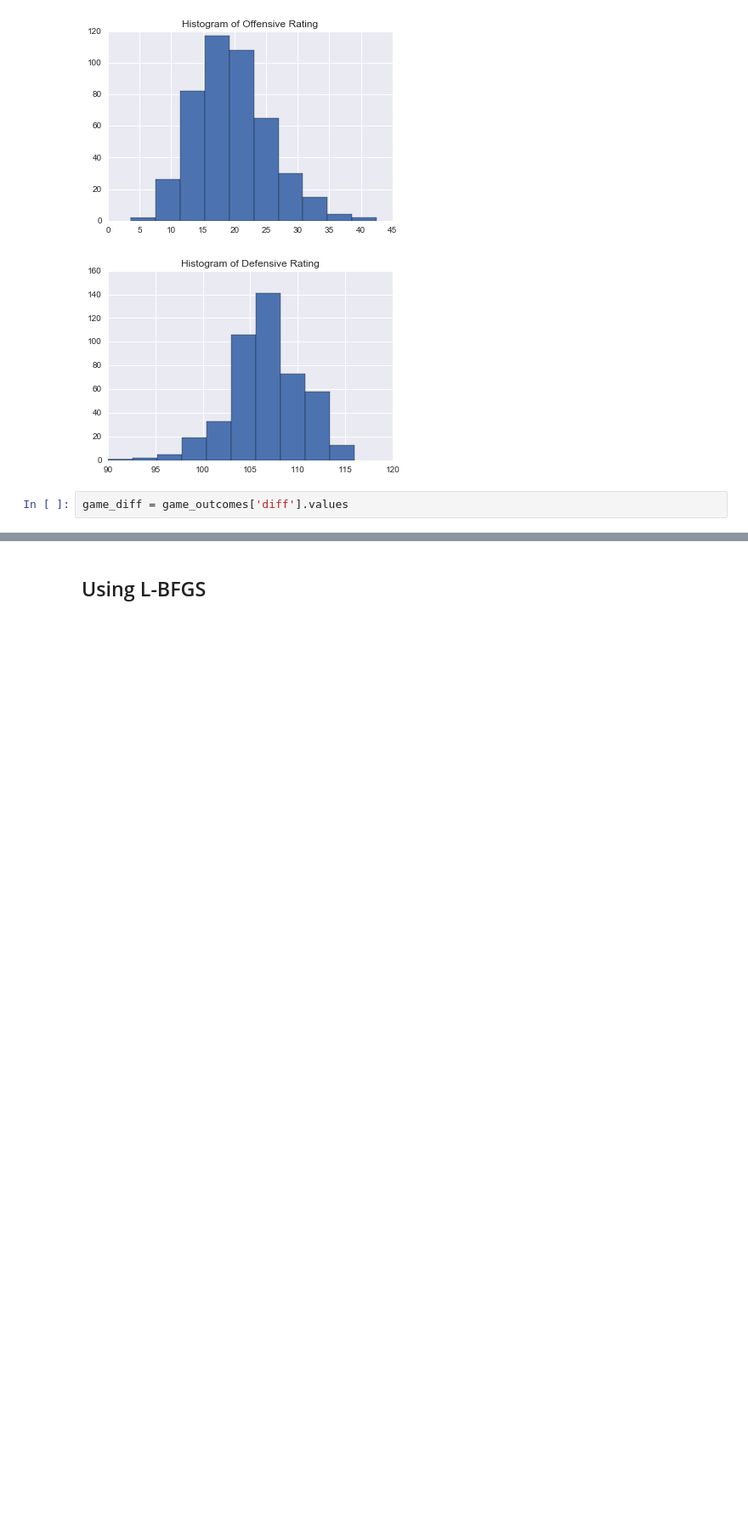
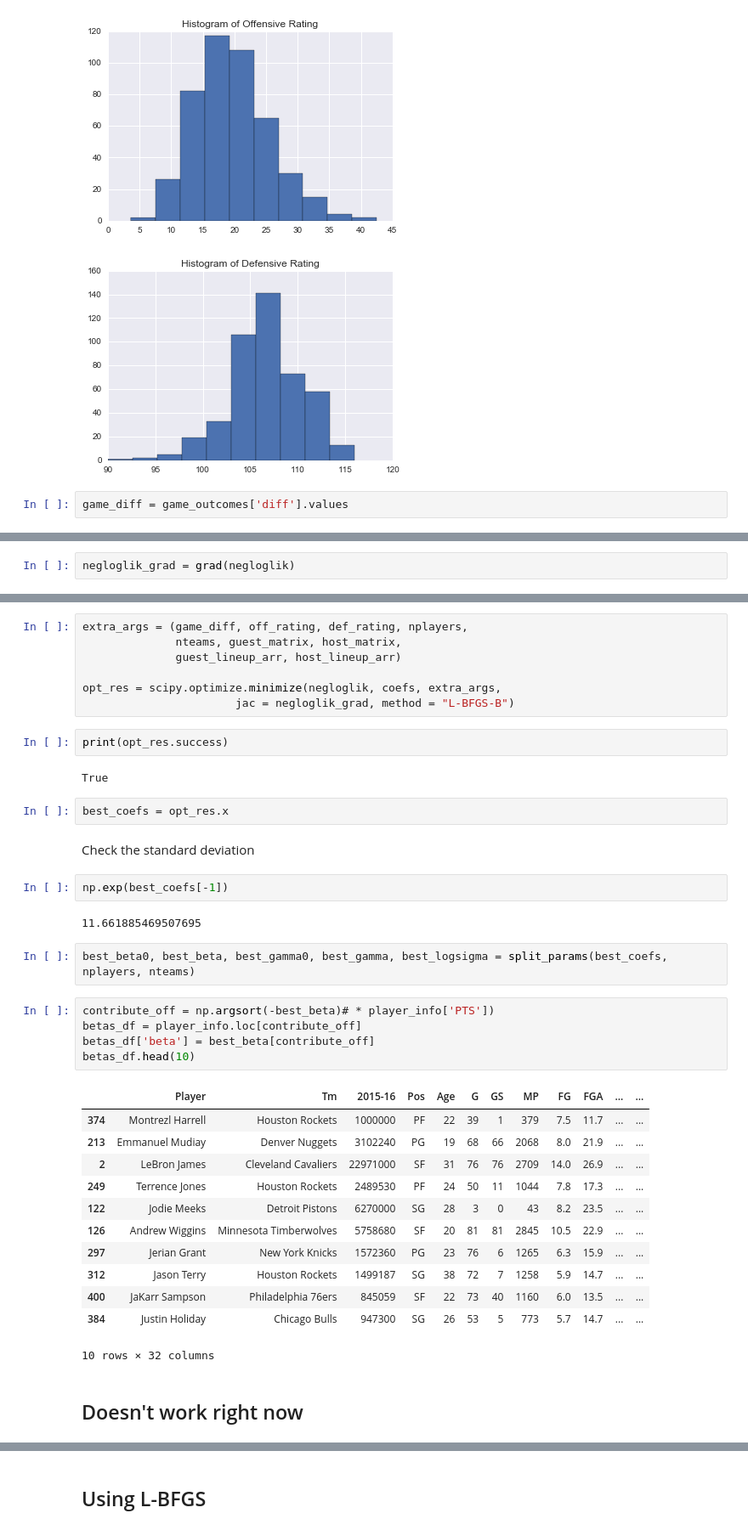
Before and after one commit to AM207Fantasy/am207, a Jupyter notebook: sgd.ipynb, the cells around one changed output, grey strips where cells are left out. Shown: that part at 85% size. Saved outputs shown, nothing was run; the diff lists cells and outputs as text; blank space fills up the shorter version.

```diff
--- a/sgd.ipynb
+++ b/sgd.ipynb
@@ -166,0 +173,2 @@ def sgd(game_diff, off_rating, def_rating, nplayers, lam = 0,
+# %%
+negloglik_grad = grad(negloglik)
@@ -166,0 +180,41 @@ def sgd(game_diff, off_rating, def_rating, nplayers, lam = 0,
+# %%
+extra_args = (game_diff, off_rating, def_rating, nplayers,
+              nteams, guest_matrix, host_matrix,
+              guest_lineup_arr, host_lineup_arr)
+
+opt_res = scipy.optimize.minimize(negloglik, coefs, extra_args,
+                       jac = negloglik_grad, method = "L-BFGS-B")
+# %%
+print(opt_res.success)
+# %% [output]
+True
+# %%
+best_coefs = opt_res.x
+# %% [markdown]
+Check the standard deviation
+# %%
+np.exp(best_coefs[-1])
+# %% [output]
+11.661885469507695
+# %%
+best_beta0, best_beta, best_gamma0, best_gamma, best_logsigma = split_params(best_coefs, nplayers, nteams)
+# %%
+contribute_off = np.argsort(-best_beta)# * player_info['PTS'])
+betas_df = player_info.loc[contribute_off]
+betas_df['beta'] = best_beta[contribute_off]
+betas_df.head(10)
+# %% [output]
+|  | Player | Tm | 2015-16 | Pos | Age | G | GS | MP | FG | FGA | ... | ... |
+| 374 | Montrezl Harrell | Houston Rockets | 1000000 | PF | 22 | 39 | 1 | 379 | 7.5 | 11.7 | ... | ... |
+| 213 | Emmanuel Mudiay | Denver Nuggets | 3102240 | PG | 19 | 68 | 66 | 2068 | 8.0 | 21.9 | ... | ... |
+| 2 | LeBron James | Cleveland Cavaliers | 22971000 | SF | 31 | 76 | 76 | 2709 | 14.0 | 26.9 | ... | ... |
+| 249 | Terrence Jones | Houston Rockets | 2489530 | PF | 24 | 50 | 11 | 1044 | 7.8 | 17.3 | ... | ... |
+| 122 | Jodie Meeks | Detroit Pistons | 6270000 | SG | 28 | 3 | 0 | 43 | 8.2 | 23.5 | ... | ... |
+| 126 | Andrew Wiggins | Minnesota Timberwolves | 5758680 | SF | 20 | 81 | 81 | 2845 | 10.5 | 22.9 | ... | ... |
+| 297 | Jerian Grant | New York Knicks | 1572360 | PG | 23 | 76 | 6 | 1265 | 6.3 | 15.9 | ... | ... |
+| 312 | Jason Terry | Houston Rockets | 1499187 | SG | 38 | 72 | 7 | 1258 | 5.9 | 14.7 | ... | ... |
+| 400 | JaKarr Sampson | Philadelphia 76ers | 845059 | SF | 22 | 73 | 40 | 1160 | 6.0 | 13.5 | ... | ... |
+| 384 | Justin Holiday | Chicago Bulls | 947300 | SG | 26 | 53 | 5 | 773 | 5.7 | 14.7 | ... | ... |
+10 rows × 32 columns
+# %% [markdown]
+## Doesn't work right now
```
Also changed, not shown: parts of 37 cells of this notebook.
